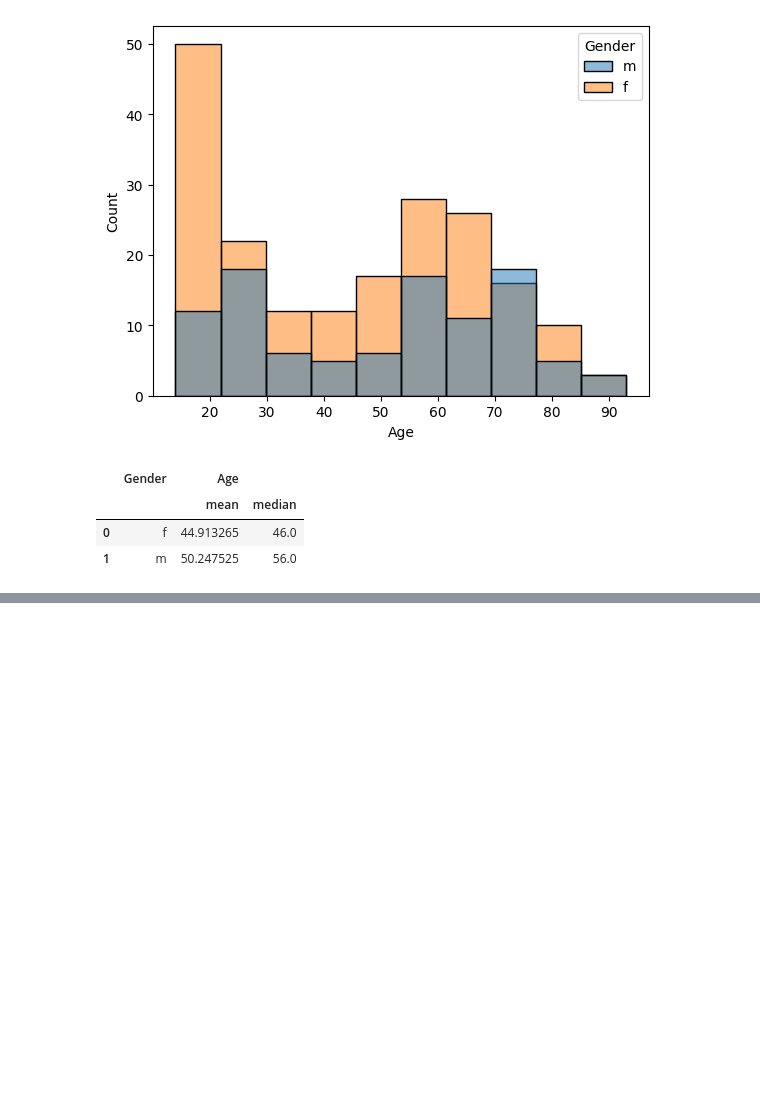
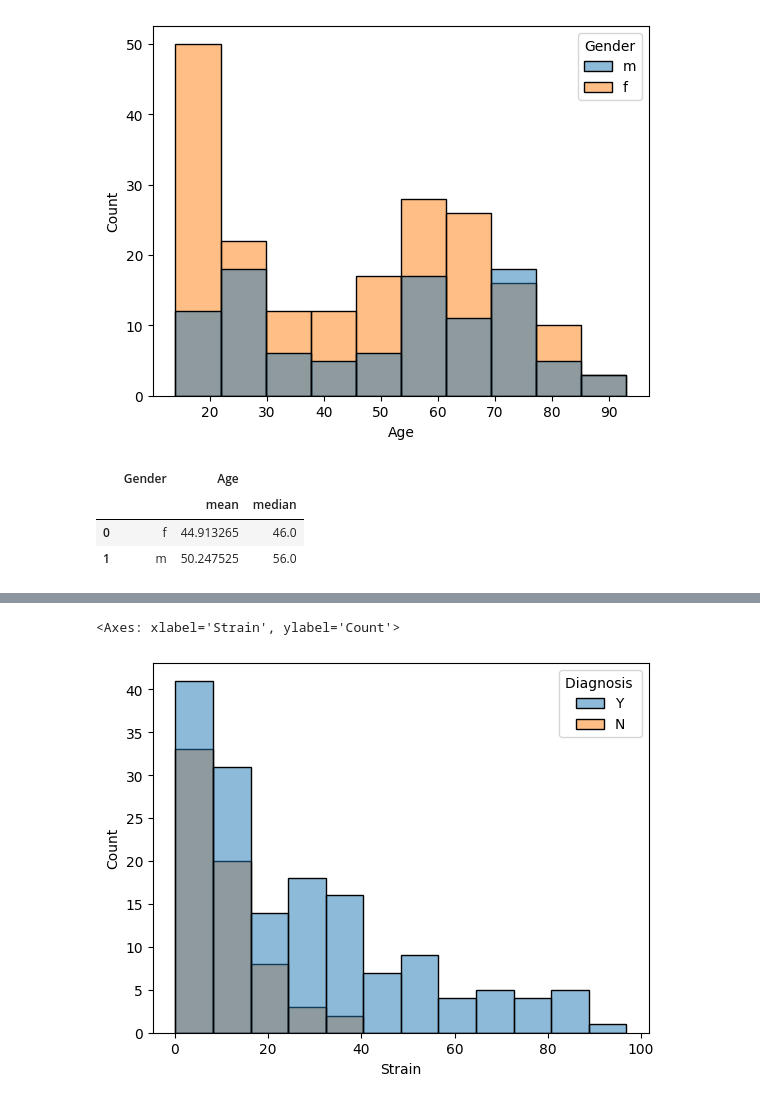
Before and after one commit to Berkeley-Speech-Group/audio_ml_workshop_2023, a Jupyter notebook: notebooks/00_data_exploration.ipynb, the cells around one changed output, grey strips where cells are left out. Saved outputs shown, nothing was run; the diff lists cells and outputs as text; code cells hidden in the pictures; blank space fills up the shorter version.

```diff
--- a/notebooks/00_data_exploration.ipynb
+++ b/notebooks/00_data_exploration.ipynb
@@ -188,0 +304,3 @@ So that's interesting!
+# %%
+# Rename column
+diagnosis_df = diagnosis_df.rename(columns={"Participant ID ": "File"})
@@ -188,0 +348,7 @@ So that's interesting!
+# %%
+# TODO: uppercase the File column and strip whitespace
+diagnosis_df["File"] = diagnosis_df["File"].str.upper().str.strip()
+# %%
+# Merge the two dataframes using a left join
+matched_df = pq_train.merge(diagnosis_df, how="left", on="File")
+matched_df.head()
@@ -188,0 +382,4 @@ So that's interesting!
+# %%
+matched_df = matched_df[~pd.isnull(matched_df["Gender"])]
+
+len(matched_df[pd.isnull(matched_df["Gender"])])
@@ -188,0 +392,6 @@ So that's interesting!
+# %%
+# TODO: Plot a histogram of Strain grouped by diagnosis
+sns.histplot(data=matched_df, x="Strain", hue="Diagnosis ")
+# %% [output]
+<Axes: xlabel='Strain', ylabel='Count'>
+[figure, added]
```
Also changed, not shown: parts of 39 cells of this notebook.
